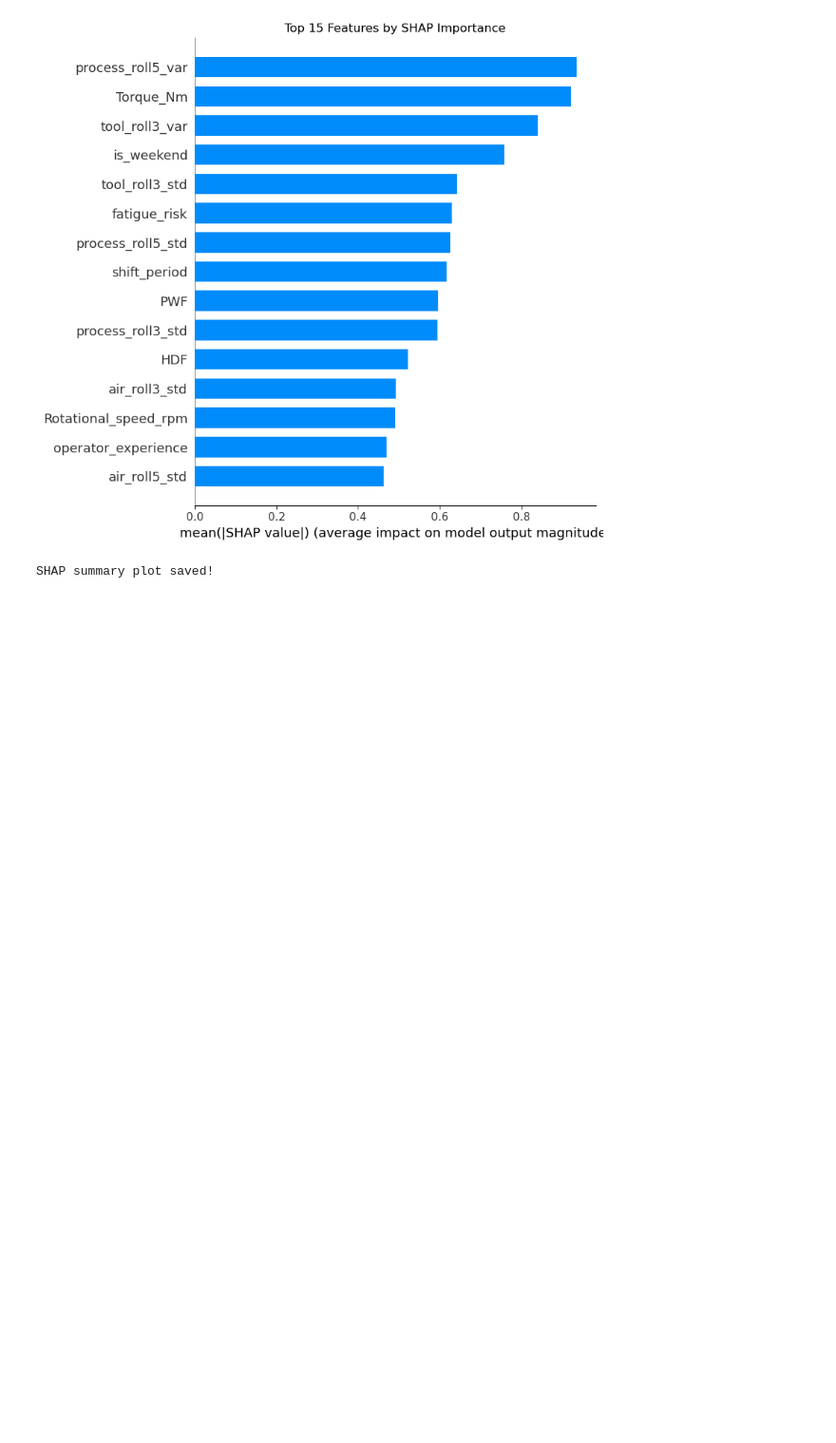
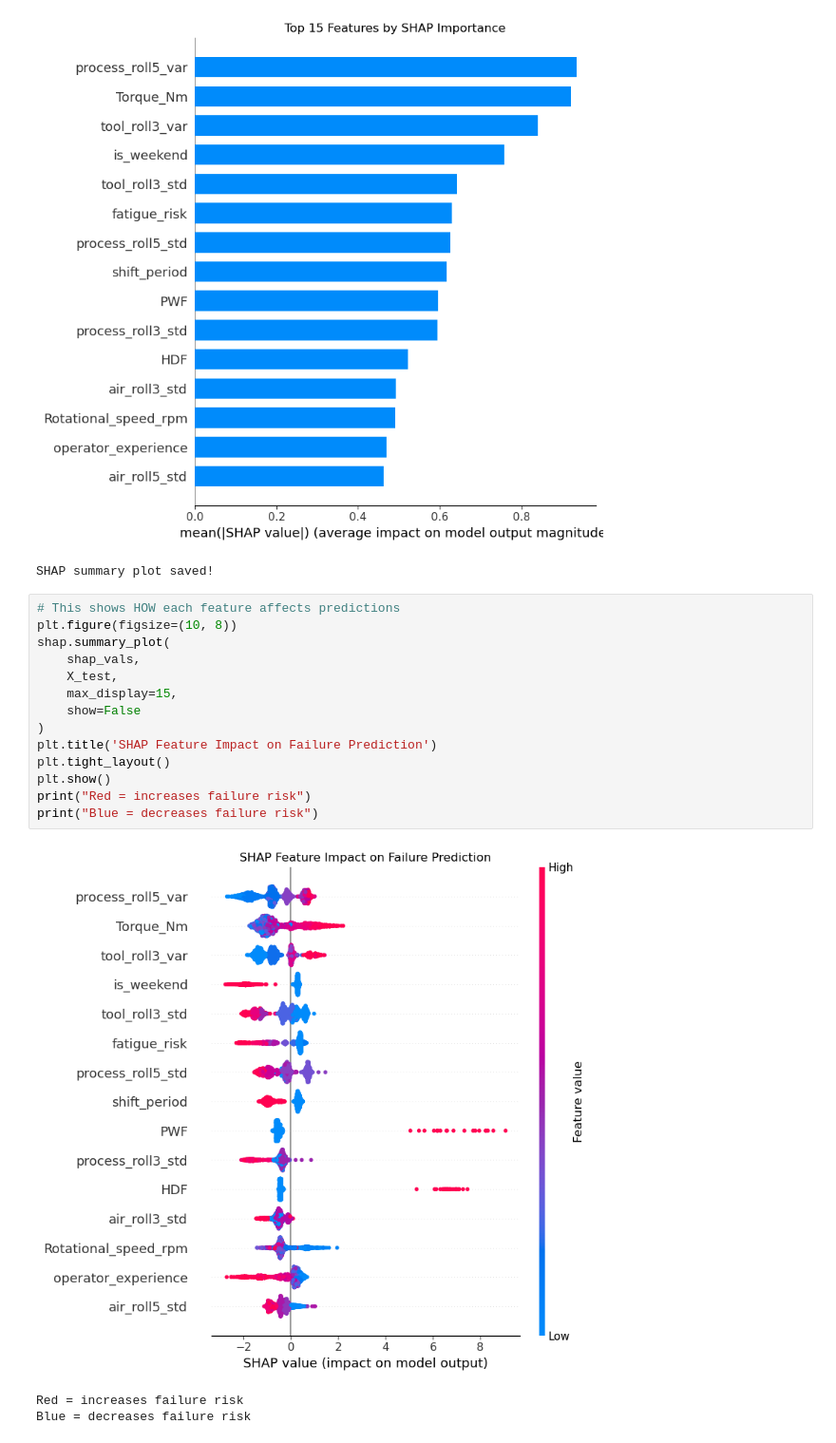
Before and after one commit to sanjay071202/predictive-Maintenance, a Jupyter notebook: notebooks/04_week.ipynb, the cells around one changed output. Shown at 95% size. Drawn from its saved outputs; the diff is of its cells as text; blank space fills up the shorter version.

Commit message:
Add Week 4 SHAP feature impact visualization

```diff
--- a/notebooks/04_week.ipynb
+++ b/notebooks/04_week.ipynb
@@ -117,3 +117,21 @@ print("SHAP summary plot saved!")
 # %% [output]
 [figure]
 SHAP summary plot saved!
+# %%
+# This shows HOW each feature affects predictions
+plt.figure(figsize=(10, 8))
+shap.summary_plot(
+    shap_vals,
+    X_test,
+    max_display=15,
+    show=False
+)
+plt.title('SHAP Feature Impact on Failure Prediction')
+plt.tight_layout()
+plt.show()
+print("Red = increases failure risk")
+print("Blue = decreases failure risk")
+# %% [output]
+[figure, added]
+Red = increases failure risk
+Blue = decreases failure risk
```
